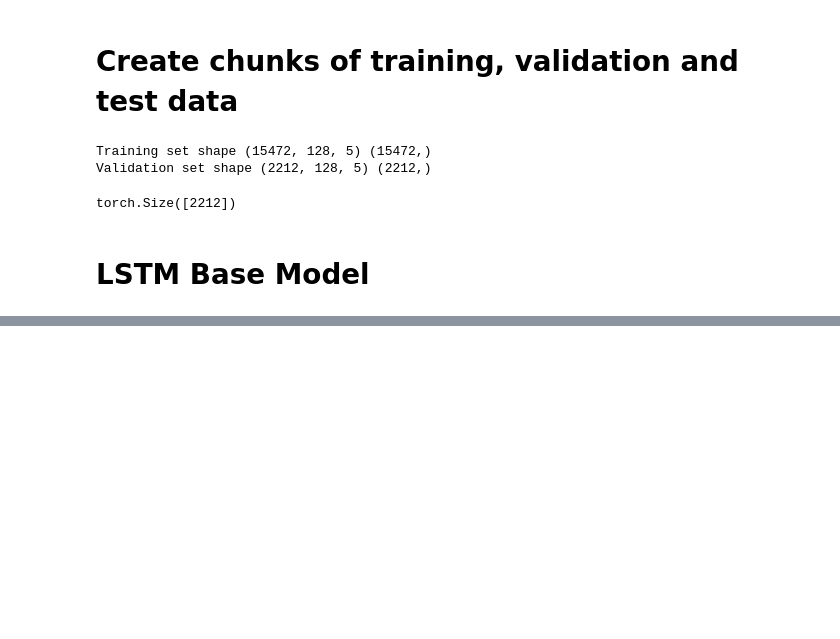
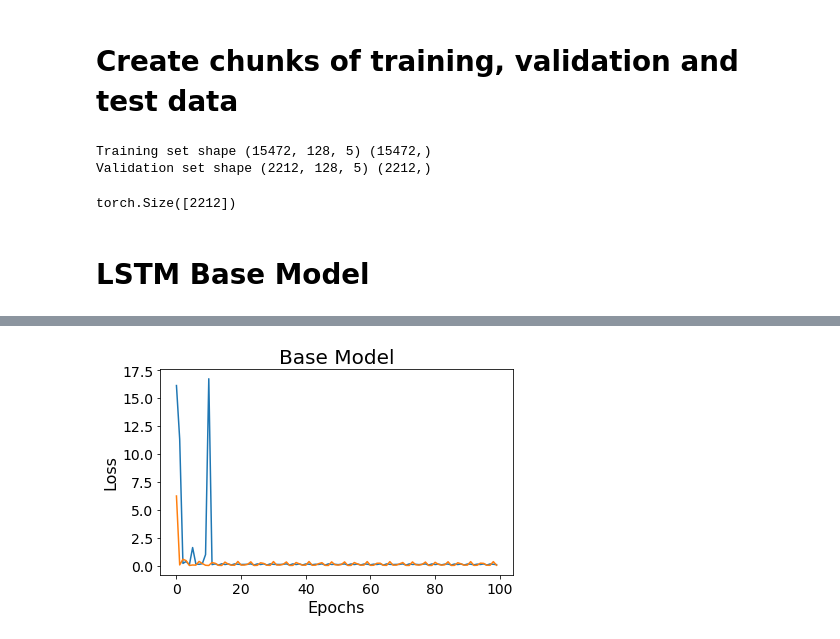
Before and after one commit to GlenPSI/CSC413GroupProject, a Jupyter notebook: baseModel.ipynb, the cells around one changed output, grey strips where cells are left out. Cells and saved outputs as stored; diff of their text form; code cells hidden in the pictures; blank space fills up the shorter version.

```diff
--- a/baseModel.ipynb
+++ b/baseModel.ipynb
@@ -291,0 +245,39 @@ training done
+# %%
+
+args = util.AttrDict()
+args_dict = {
+    "model": "lstm",
+    "cuda": True,
+    "learning_rate": 0.001,
+    "batch_size": batch_size,
+    "device": 'cuda:0',
+    "seq_len": seq_len,
+    "ff_dims": 256,
+    "dropout": 0.2,
+    "weight_decay": 0.001,
+    "total_epoch": 100,
+    "validation_window": 1,
+    "save_window": 1,
+}
+args.update(args_dict)
+device = torch.device("cuda:0")
+model = PricePredictionModel(train_data.shape[1],1, args=args).to(device)
+
+
+
+t_loss, v_loss = learn(model, args)
+
+def plot_loss(t_loss, v_loss, title):
+    import matplotlib.pyplot as plt
+    import matplotlib.ticker as ticker
+    plt.figure()
+    plt.plot(range(len(t_loss)), t_loss)
+    plt.plot(range(len(v_loss)), v_loss)
+    plt.title(title, fontsize=20)
+    plt.xlabel("Epochs", fontsize=16)
+    plt.ylabel("Loss", fontsize=16)
+    plt.xticks(fontsize=14)
+    plt.yticks(fontsize=14)
+    plt.tight_layout()
+plot_loss(t_loss, v_loss, 'Base Model')
+# %% [output]
@@ -292,3 +301,4 @@ training done
+[figure, added]
 # %%
 plt.figure()
 plt.plot(range(len(t_loss[5:])), t_loss[5:])
```
Also changed, not shown: parts of 4 cells of this notebook, 1 other file.
